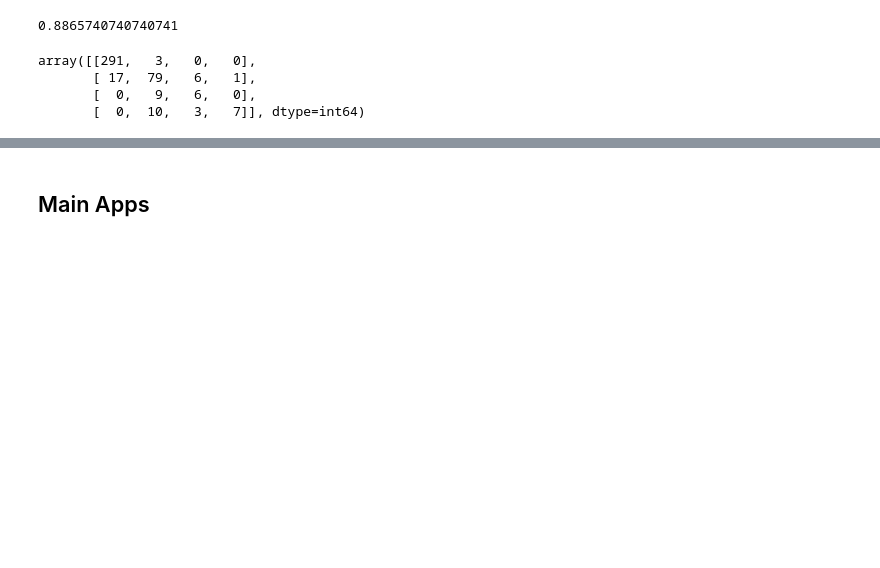
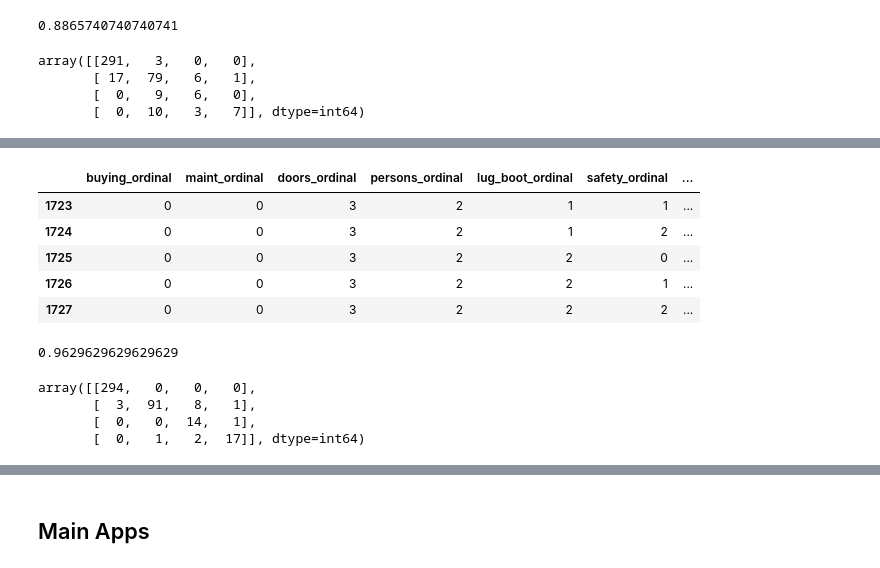
Before and after one commit to ngochaong123/App_python, a Jupyter notebook: Apps.ipynb, the cells around one changed output, grey strips where cells are left out. Saved outputs shown, nothing was run; the diff lists cells and outputs as text; code cells hidden in the pictures; blank space fills up the shorter version.

```diff
--- a/Apps.ipynb
+++ b/Apps.ipynb
@@ -211,0 +222,20 @@ def xem_bieu_do():
+# %%
+# Create the new encoded columns in the DataFrame by mapping the feature and label columns with the desired order.
+df_ordinal['buying_ordinal'] = df_ordinal['buying'].map({'low':0, 'med':1, 'high':2, 'vhigh':3})
+df_ordinal['maint_ordinal'] = df_ordinal['maint'].map({'low':0, 'med':1, 'high':2, 'vhigh':3})
+df_ordinal['doors_ordinal'] = df_ordinal['doors'].map({'2':0, '3':1, '4':2, '5more':3})
+df_ordinal['persons_ordinal'] = df_ordinal['persons'].map({'2':0, '4':1, 'more':2})
+df_ordinal['lug_boot_ordinal'] = df_ordinal['lug_boot'].map({'small':0, 'med':1, 'big':2})
+df_ordinal['safety_ordinal'] = df_ordinal['safety'].map({'low':0, 'med':1, 'high':2})
+df_ordinal['class_ordinal'] = df_ordinal['class'].map({'unacc':0, 'acc':1, 'good':2, 'vgood':3})
+# Remove the original columns.
+df_ordinal.drop(columns=['buying', 'maint', 'doors', 'persons', 'lug_boot', 'safety', 'class'], inplace=True)
+# View last five rows of DataFrame.
+df_ordinal.tail()
+# %% [output]
+|  | buying_ordinal | maint_ordinal | doors_ordinal | persons_ordinal | lug_boot_ordinal | safety_ordinal | ... |
+| 1723 | 0 | 0 | 3 | 2 | 1 | 1 | ... |
+| 1724 | 0 | 0 | 3 | 2 | 1 | 2 | ... |
+| 1725 | 0 | 0 | 3 | 2 | 2 | 0 | ... |
+| 1726 | 0 | 0 | 3 | 2 | 2 | 1 | ... |
+| 1727 | 0 | 0 | 3 | 2 | 2 | 2 | ... |
@@ -211,0 +253,12 @@ def xem_bieu_do():
+# %%
+accuracy_score(y_ordtest, y_ordpred)
+# %% [output]
+0.9629629629629629
+# %%
+# The labels were specified in the mapping earlier (unacc=0, acc=1, good=2, vgood=3).
+confusion_matrix(y_ordtest, y_ordpred, labels=[0, 1, 2, 3])
+# %% [output]
+array([[294,   0,   0,   0],
+       [  3,  91,   8,   1],
+       [  0,   0,  14,   1],
+       [  0,   1,   2,  17]], dtype=int64)
```
Also changed, not shown: parts of 10 cells of this notebook.
